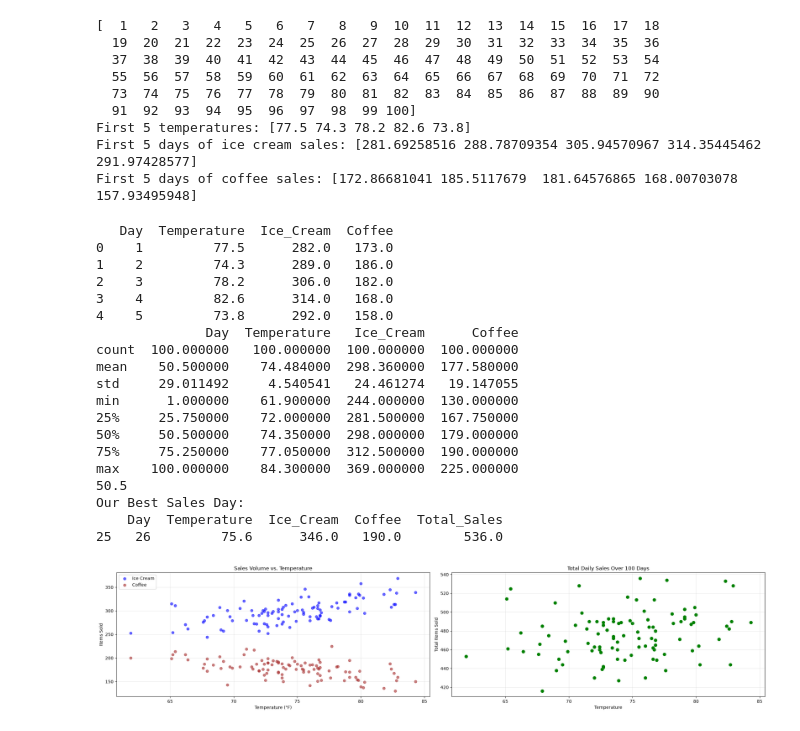
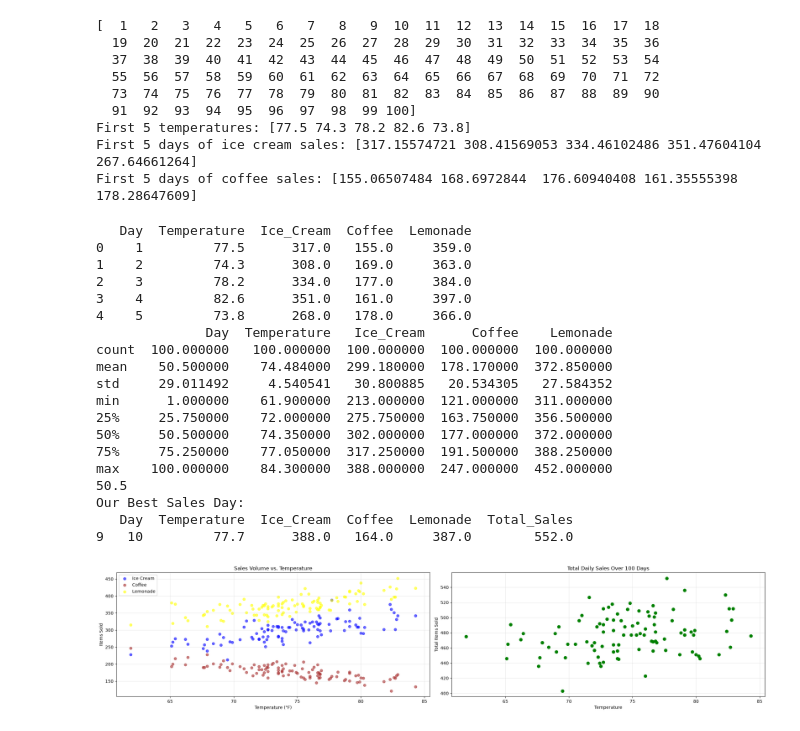
Before and after one commit to Pokeboss640/cosc470_2026, a Jupyter notebook: lab2.ipynb, the cells around one changed output. Drawn from its saved outputs; the diff is of its cells as text; code cells hidden in the pictures.

```diff
--- a/lab2.ipynb
+++ b/lab2.ipynb
@@ -36,10 +36,12 @@ temperatures = np.round(temperatures, 1) # Round to 1 decimal place
 
 # 3. Simulate Sales (Ice cream goes up when it's hot, coffee goes down)
 # Add a little random noise so the data doesn't look completely artificial
+lemonade_sales = (temperatures * 5) + np.random.normal(0, 20, 100)
 ice_cream_sales = (temperatures * 4) + np.random.normal(0, 20, 100)
 coffee_sales = (400 - (temperatures * 3)) + np.random.normal(0, 15, 100)
 
 # Clean up negative sales (can't sell less than 0 items)
+lemonade_sales = np.maximum(lemonade_sales, 0)
 ice_cream_sales = np.maximum(ice_cream_sales, 0)
 coffee_sales = np.maximum(coffee_sales, 0)
 
@@ -54,15 +56,16 @@ print(f"First 5 days of coffee sales: {coffee_sales[:5]}")
   73  74  75  76  77  78  79  80  81  82  83  84  85  86  87  88  89  90
   91  92  93  94  95  96  97  98  99 100]
 First 5 temperatures: [77.5 74.3 78.2 82.6 73.8]
-First 5 days of ice cream sales: [281.69258516 288.78709354 305.94570967 314.35445462 291.97428577]
-First 5 days of coffee sales: [172.86681041 185.5117679  181.64576865 168.00703078 157.93495948]
+First 5 days of ice cream sales: [317.15574721 308.41569053 334.46102486 351.47604104 267.64661264]
+First 5 days of coffee sales: [155.06507484 168.6972844  176.60940408 161.35555398 178.28647609]
 # %%
 # 1. Create the DataFrame to organize our arrays into columns
 df = pd.DataFrame({
     'Day': days,
     'Temperature': temperatures,
     'Ice_Cream': np.round(ice_cream_sales),
-    'Coffee': np.round(coffee_sales)
+    'Coffee': np.round(coffee_sales),
+    'Lemonade': np.round(lemonade_sales)
 })
 
 # 2. Basic Exploration
@@ -72,7 +75,7 @@ print(newdf)
 print(newdf["Day"]["mean"])
 
 # 3. Feature Engineering: Create a new column for Total Items Sold
-df['Total_Sales'] = df['Ice_Cream'] + df['Coffee']
+df['Total_Sales'] = df['Ice_Cream'] + df['Coffee'] +df['Lemonade']
 
 # 4. Data Filtering: Let's analyze "Heatwave" days (over 85 degrees)
 heatwave_df = df[df['Temperature'] > 85]
@@ -83,50 +86,51 @@ best_day = df[df['Total_Sales'] == df['Total_Sales'].max()]
 print("Our Best Sales Day:")
 print(best_day)
 # %% [output]
-   Day  Temperature  Ice_Cream  Coffee
-0    1         77.5      282.0   173.0
-1    2         74.3      289.0   186.0
-2    3         78.2      306.0   182.0
-3    4         82.6      314.0   168.0
-4    5         73.8      292.0   158.0
-              Day  Temperature   Ice_Cream      Coffee
-count  100.000000   100.000000  100.000000  100.000000
-mean    50.500000    74.484000  298.360000  177.580000
-std     29.011492     4.540541   24.461274   19.147055
-min      1.000000    61.900000  244.000000  130.000000
-25%     25.750000    72.000000  281.500000  167.750000
-50%     50.500000    74.350000  298.000000  179.000000
-75%     75.250000    77.050000  312.500000  190.000000
-max    100.000000    84.300000  369.000000  225.000000
+   Day  Temperature  Ice_Cream  Coffee  Lemonade
+0    1         77.5      317.0   155.0     359.0
+1    2         74.3      308.0   169.0     363.0
+2    3         78.2      334.0   177.0     384.0
+3    4         82.6      351.0   161.0     397.0
+4    5         73.8      268.0   178.0     366.0
+              Day  Temperature   Ice_Cream      Coffee    Lemonade
+count  100.000000   100.000000  100.000000  100.000000  100.000000
+mean    50.500000    74.484000  299.180000  178.170000  372.850000
+std     29.011492     4.540541   30.800885   20.534305   27.584352
+min      1.000000    61.900000  213.000000  121.000000  311.000000
+25%     25.750000    72.000000  275.750000  163.750000  356.500000
+50%     50.500000    74.350000  302.000000  177.000000  372.000000
+75%     75.250000    77.050000  317.250000  191.500000  388.250000
+max    100.000000    84.300000  388.000000  247.000000  452.000000
 50.5
 Our Best Sales Day:
-    Day  Temperature  Ice_Cream  Coffee  Total_Sales
-25   26         75.6      346.0   190.0        536.0
+   Day  Temperature  Ice_Cream  Coffee  Lemonade  Total_Sales
+9   10         77.7      388.0   164.0     387.0        552.0
 # %%
 # Create a figure with two side-by-side plots
 fig, (ax1, ax2) = plt.subplots(1, 2, figsize=(22, 5))
 
 # --- Plot 1: Scatter Plot (Correlation) ---
 # Does temperature really affect sales? Let's prove it visually.
 ax1.scatter(df['Temperature'], df['Ice_Cream'], color='blue', alpha=0.6, label='Ice Cream')
 ax1.scatter(df['Temperature'], df['Coffee'], color='brown', alpha=0.6, label='Coffee')
+ax1.scatter(df['Temperature'], df['Lemonade'], color='yellow',alpha=0.6, label='Lemonade')
 ax1.set_title('Sales Volume vs. Temperature')
 ax1.set_xlabel('Temperature (°F)')
 ax1.set_ylabel('Items Sold')
 ax1.legend()
 ax1.grid(True, alpha=0.3)
 
 # --- Plot 2: Line Graph (Trends over Time) ---
 # How did our total sales look over the 100 days?
 ax2.scatter(df['Temperature'], df['Total_Sales'], color='green', linewidth=2)
 ax2.set_title('Total Daily Sales Over 100 Days')
 ax2.set_xlabel('Temperature')
 ax2.set_ylabel('Total Items Sold')
 ax2.grid(True, alpha=0.3)
 
 
 # Display the graphs cleanly
 plt.tight_layout()
 plt.show()
 # %% [output]
-[figure, old version]
+[figure, new version]
```
Also changed, not shown: parts of 1 cell of this notebook.
